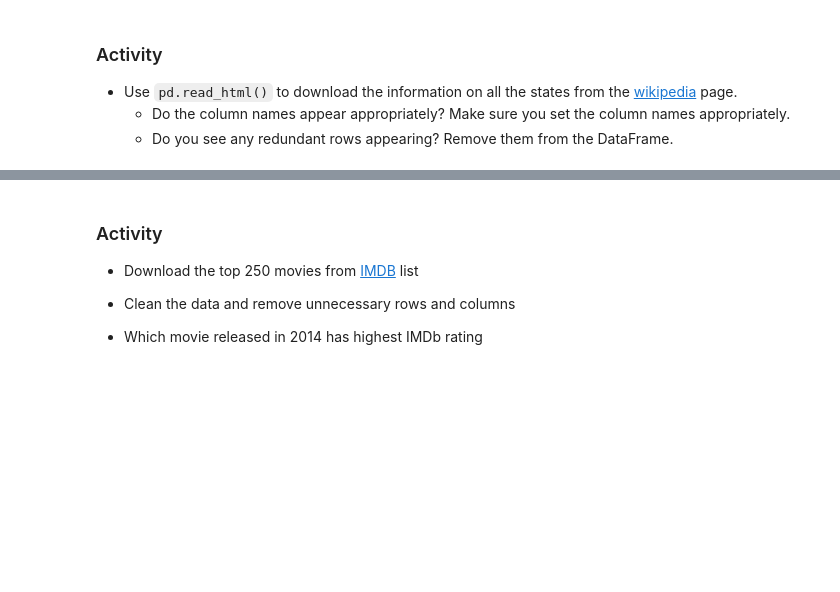
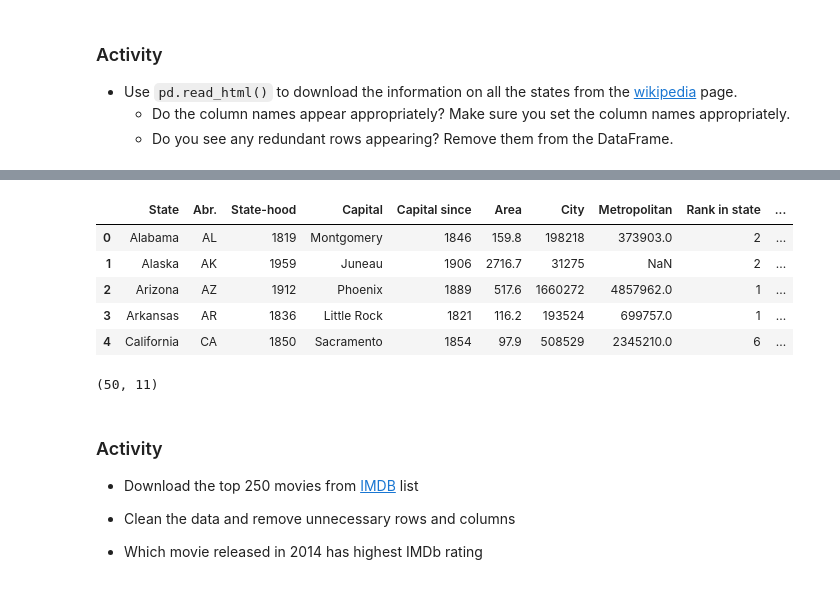
Before and after one commit to ssomanch/ITAO30210_Fall_2021, a Jupyter notebook: Lecture_22_Python_WebScrapping_Nov_11.ipynb, the cells around one changed output, grey strips where cells are left out. Cells and saved outputs as stored; diff of their text form; code cells hidden in the pictures; blank space fills up the shorter version.

```diff
--- a/Lecture_22_Python_WebScrapping_Nov_11.ipynb
+++ b/Lecture_22_Python_WebScrapping_Nov_11.ipynb
@@ -91,3 +161,18 @@ nba_df.loc[28:34]
+# %%
+state_caps.columns = ['State', 'Abr.', 'State-hood', 'Capital', 'Capital since', 'Area', 'City', 'Metropolitan',
+                     'Rank in state', 'Rank in US', 'Notes']
+state_caps.head()
+# %% [output]
+|  | State | Abr. | State-hood | Capital | Capital since | Area | City | Metropolitan | Rank in state | ... |
+| 0 | Alabama | AL | 1819 | Montgomery | 1846 | 159.8 | 198218 | 373903.0 | 2 | ... |
+| 1 | Alaska | AK | 1959 | Juneau | 1906 | 2716.7 | 31275 | NaN | 2 | ... |
+| 2 | Arizona | AZ | 1912 | Phoenix | 1889 | 517.6 | 1660272 | 4857962.0 | 1 | ... |
+| 3 | Arkansas | AR | 1836 | Little Rock | 1821 | 116.2 | 193524 | 699757.0 | 1 | ... |
+| 4 | California | CA | 1850 | Sacramento | 1854 | 97.9 | 508529 | 2345210.0 | 6 | ... |
+# %%
+state_caps.shape
+# %% [output]
+(50, 11)
 # %% [markdown]
 ### Activity
 
```
Also changed, not shown: parts of 33 cells of this notebook.
